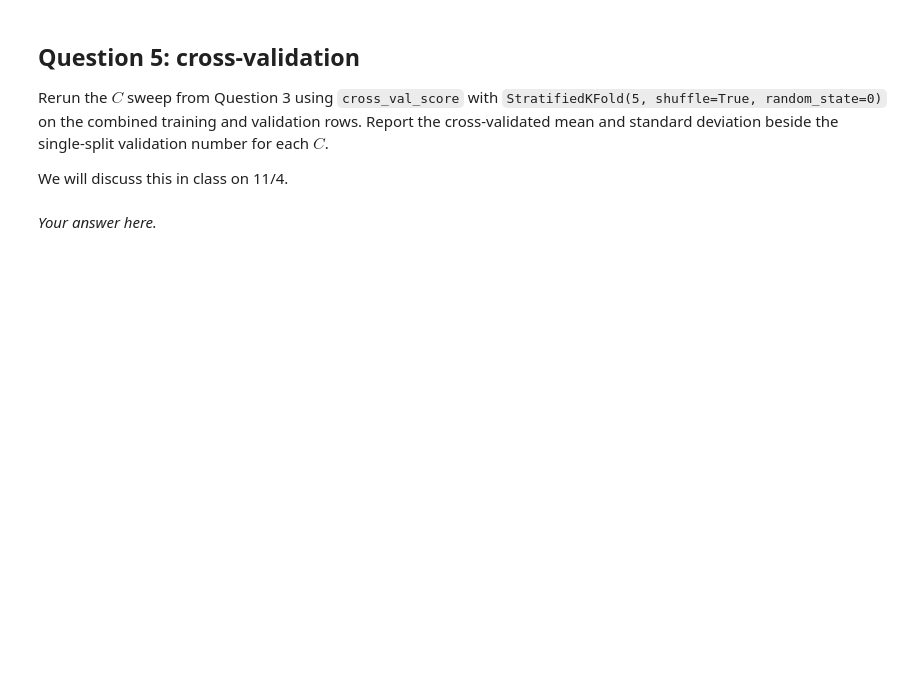
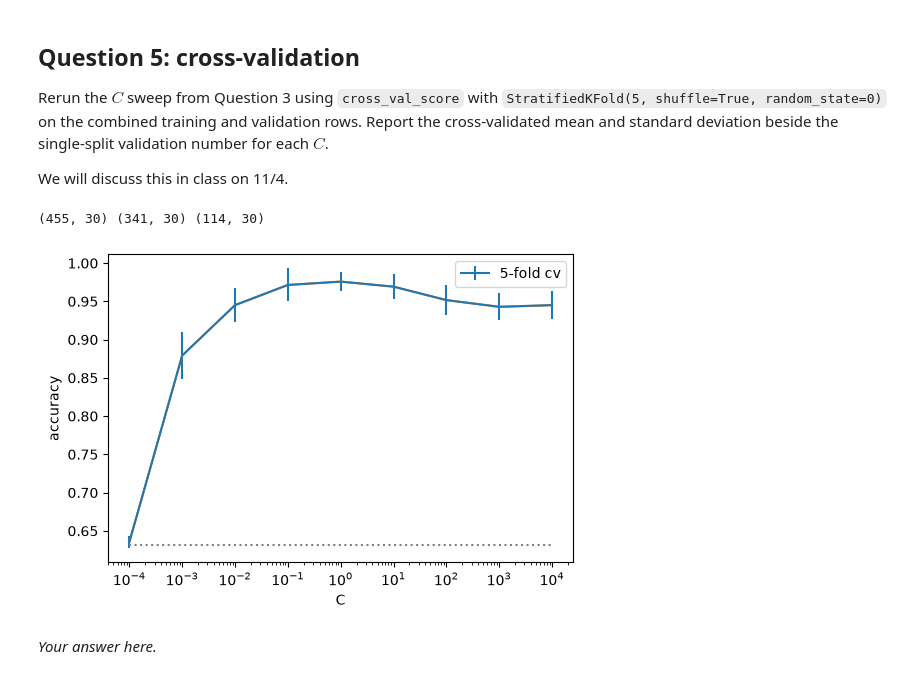
Before and after one commit to soonho-eric/CSC371_Fa2026, a Jupyter notebook: lab7-linear_classifiers/lab7c_model_selection.ipynb, the cells around one changed output. Drawn from its saved outputs; the diff is of its cells as text; code cells hidden in the pictures; blank space fills up the shorter version.

```diff
--- a/lab7-linear_classifiers/lab7c_model_selection.ipynb
+++ b/lab7-linear_classifiers/lab7c_model_selection.ipynb
@@ -189,8 +228,43 @@ the single-split validation number for each $C$.
 
 
 We will discuss this in class on 11/4.
+# %%
+X_full = np.vstack([X_train, X_val])
+y_full = np.hstack([y_train, y_val])
+
+print(X_full.shape, X_train.shape, X_val.shape)
+# %% [output]
+(455, 30) (341, 30) (114, 30)
 # %%
-# Your code here.
+cv = StratifiedKFold(5, shuffle=True, random_state=0)
+
+X_full = np.vstack([X_train, X_val])
+y_full = np.hstack([y_train, y_val])
+
+all_scores = []
+cv_means = []
+cv_std = []
+
+for C in grid:
+    pipeline = make_pipeline(StandardScaler(), LogisticRegression(C=C, max_iter=5000))
+    scores = cross_val_score(pipeline, X_full, y_full, cv=cv)
+    # print(f'scores for {C}:')
+    cv_means.append(np.mean(scores))
+    cv_std.append(np.std(scores))
+# %%
+fig, ax = plt.subplots(figsize=(6,4))
+
+ax.errorbar(grid, cv_means, yerr = cv_std, label='5-fold cv')
+ax.plot(grid, cv_means)
+ax.set_xscale('log')
+
+ax.set_xlabel('C')
+ax.set_ylabel('accuracy')
+ax.legend()
+ax.plot([1e-4, 1e4], [np.mean(y_val), np.mean(y_val)], ls=':', color='gray')
+plt.show()
+# %% [output]
+[figure, added]
 # %% [markdown]
 *Your answer here.*
 # %% [markdown]
```
Also changed, not shown: parts of 7 cells of this notebook.
